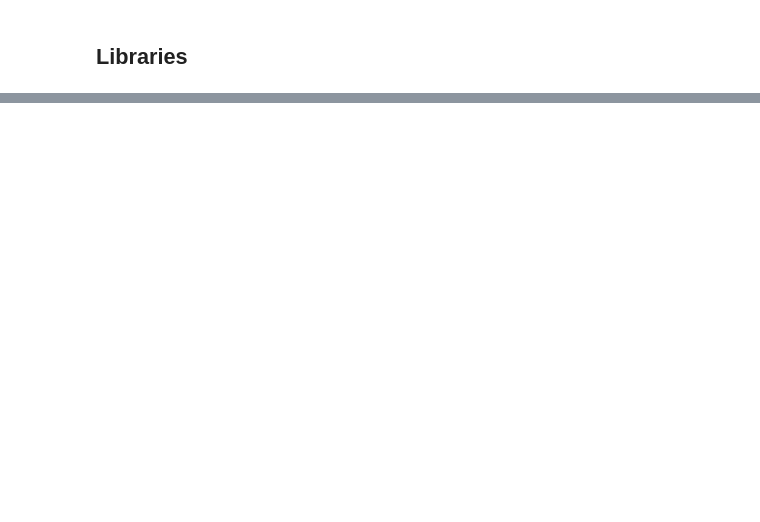
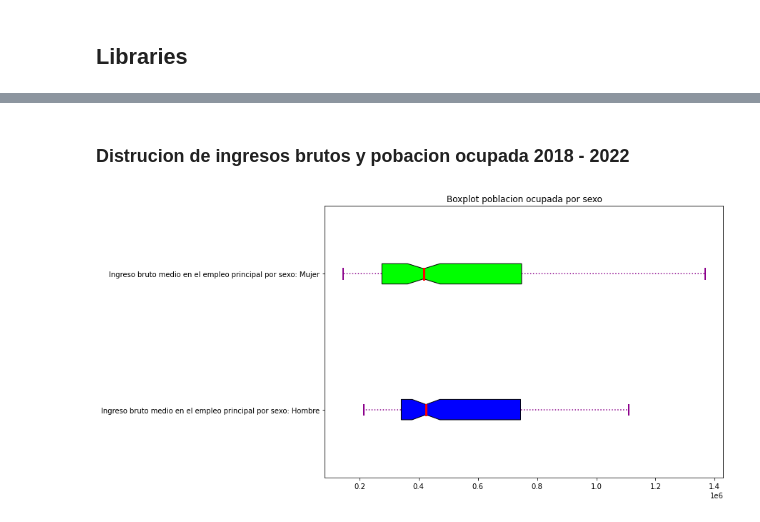
Before and after one commit to Gaboelc/Analysis-of-the-employment-situation-in-Costa-Rica-2018-2022, a Jupyter notebook: EDA.ipynb, the cells around one changed output, grey strips where cells are left out. Cells and saved outputs as stored; diff of their text form; code cells hidden in the pictures; blank space fills up the shorter version.

```diff
--- a/EDA.ipynb
+++ b/EDA.ipynb
@@ -181,0 +199,6 @@ result_posicion_empleo_second_page.to_csv('Data/output/result_posicion_empleo_se
+# %%
+result_first_page = result_first_page.convert_dtypes()
+result_second_page = result_second_page.convert_dtypes()
+
+result_first_page.info()
+result_second_page.info()
@@ -181,0 +279,43 @@ result_posicion_empleo_second_page.to_csv('Data/output/result_posicion_empleo_se
+# %%
+def create_bloxplot(data, y_labels, tittle):
+    fig = plt.figure(figsize =(10, 7))
+    ax = fig.add_subplot(111)
+
+    bp = ax.boxplot(data, patch_artist = True,
+                    notch ='True', vert = 0)
+
+    colors = ['#0000FF', '#00FF00',
+              '#FFFF00', '#FF00FF']
+
+    for patch, color in zip(bp['boxes'], colors):
+        patch.set_facecolor(color)
+
+    for whisker in bp['whiskers']:
+        whisker.set(color ='#8B008B',
+                    linewidth = 1.5,
+                    linestyle =":")
+
+    for cap in bp['caps']:
+        cap.set(color ='#8B008B',
+                linewidth = 2)
+
+    for median in bp['medians']:
+        median.set(color ='red',
+                   linewidth = 3)
+
+    ax.set_yticklabels(y_labels)
+
+    plt.title(tittle)
+
+    ax.get_xaxis().tick_bottom()
+    ax.get_yaxis().tick_left()
+
+    plt.show()
+# %% [markdown]
+### Distrucion de ingresos brutos y pobacion ocupada 2018 - 2022
+# %%
+create_bloxplot(result_first_page[result_first_page.columns[3:5]],
+                ['Ingreso bruto medio en el empleo principal por sexo: Hombre', 'Ingreso bruto medio en el empleo principal por sexo: Mujer'],
+                'Boxplot poblacion ocupada por sexo')
+# %% [output]
+[figure, added]
```
Also changed, not shown: parts of 15 cells of this notebook, 7 other files.
